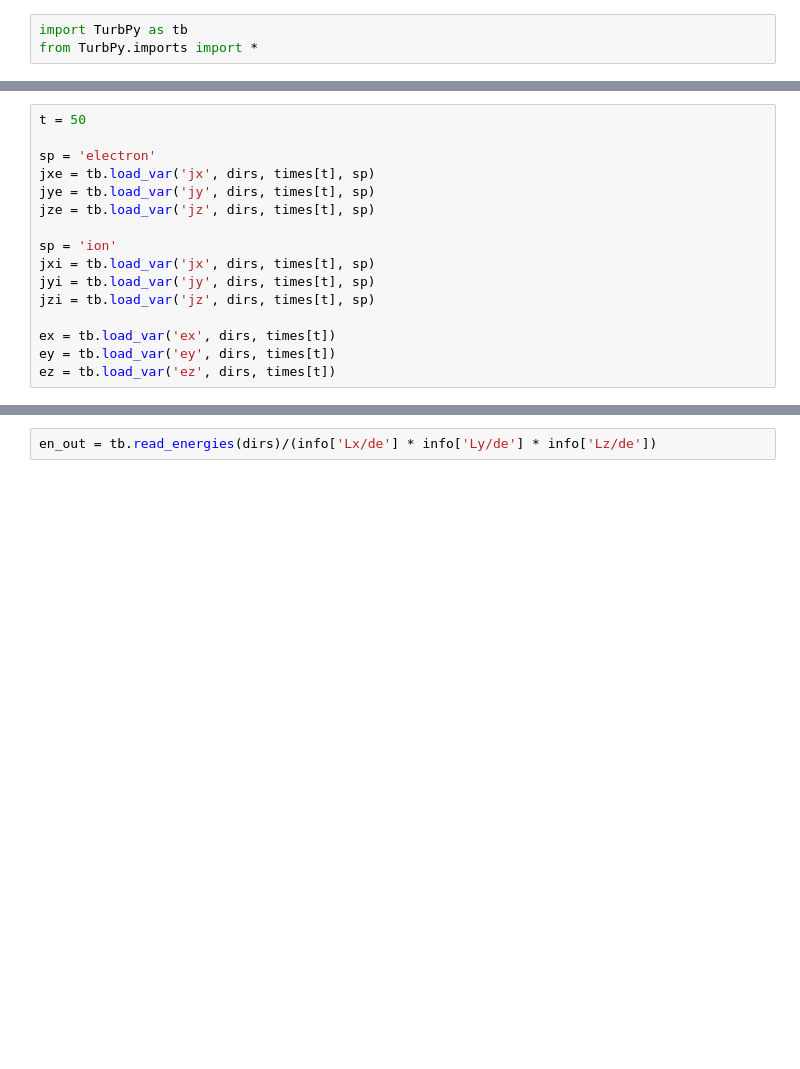
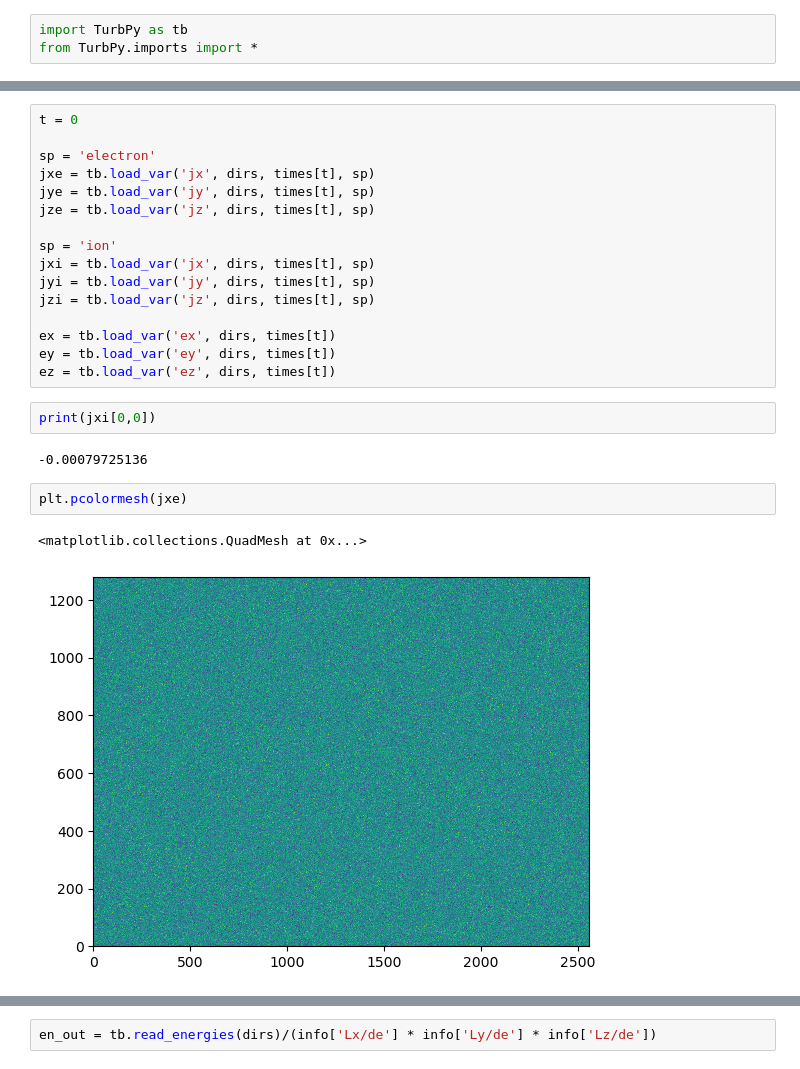
Before and after one commit to jgoodwill1/TurbPy, a Jupyter notebook: Analysis/Jupyter/JE_dEM.ipynb, the cells around one changed output, grey strips where cells are left out. Cells and saved outputs as stored; diff of their text form; blank space fills up the shorter version.

```diff
--- a/Analysis/Jupyter/JE_dEM.ipynb
+++ b/Analysis/Jupyter/JE_dEM.ipynb
@@ -30,7 +33,7 @@ ly = info['Ly/di']
 nx = int(info['nx'])
 ny = int(info['ny'])
 # %%
-t = 50
+t = 0
 
 sp = 'electron'
 jxe = tb.load_var('jx', dirs, times[t], sp)
@@ -45,3 +48,12 @@ jzi = tb.load_var('jz', dirs, times[t], sp)
 ex = tb.load_var('ex', dirs, times[t])
 ey = tb.load_var('ey', dirs, times[t])
 ez = tb.load_var('ez', dirs, times[t])
+# %%
+print(jxi[0,0])
+# %% [output]
+-0.00079725136
+# %%
+plt.pcolormesh(jxe)
+# %% [output]
+<matplotlib.collections.QuadMesh at 0x...>
+[figure, added]
```
Also changed, not shown: parts of 13 cells of this notebook, 20 other files.
